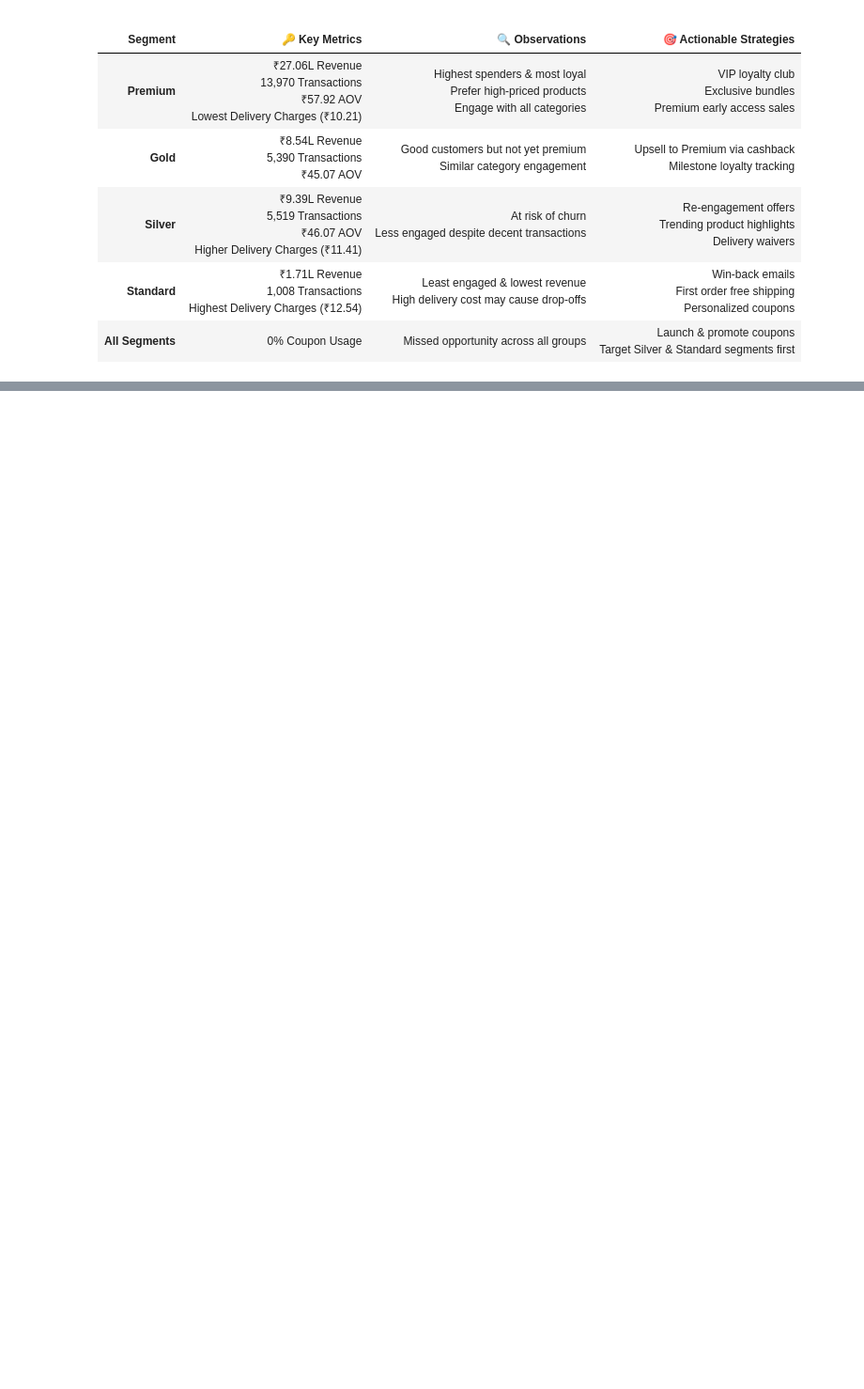
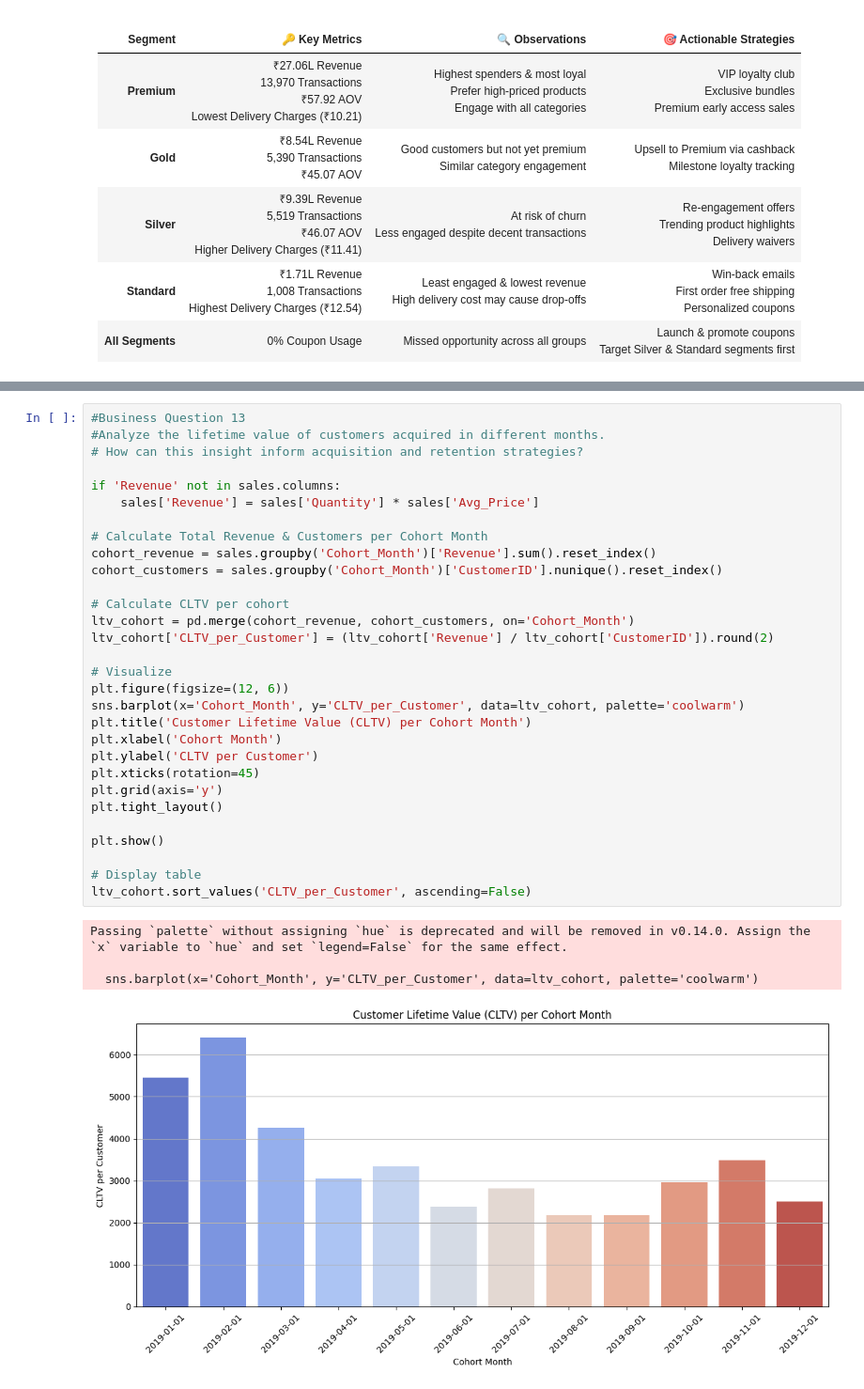
Before and after one commit to HarshaVardhan2412/ecommerce-marketing-sales-analysis, a Jupyter notebook: ecommerce_analysis.ipynb, the cells around one changed output, grey strips where cells are left out. Shown at 94% size. Saved outputs shown, nothing was run; the diff lists cells and outputs as text; blank space fills up the shorter version.

```diff
--- a/ecommerce_analysis.ipynb
+++ b/ecommerce_analysis.ipynb
@@ -1271,0 +1406,35 @@ segment_profile
+# %%
+#Business Question 13
+#Analyze the lifetime value of customers acquired in different months.
+# How can this insight inform acquisition and retention strategies?
+
+if 'Revenue' not in sales.columns:
+    sales['Revenue'] = sales['Quantity'] * sales['Avg_Price']
+
+# Calculate Total Revenue & Customers per Cohort Month
+cohort_revenue = sales.groupby('Cohort_Month')['Revenue'].sum().reset_index()
+cohort_customers = sales.groupby('Cohort_Month')['CustomerID'].nunique().reset_index()
+
+# Calculate CLTV per cohort
+ltv_cohort = pd.merge(cohort_revenue, cohort_customers, on='Cohort_Month')
+ltv_cohort['CLTV_per_Customer'] = (ltv_cohort['Revenue'] / ltv_cohort['CustomerID']).round(2)
+
+# Visualize
+plt.figure(figsize=(12, 6))
+sns.barplot(x='Cohort_Month', y='CLTV_per_Customer', data=ltv_cohort, palette='coolwarm')
+plt.title('Customer Lifetime Value (CLTV) per Cohort Month')
+plt.xlabel('Cohort Month')
+plt.ylabel('CLTV per Customer')
+plt.xticks(rotation=45)
+plt.grid(axis='y')
+plt.tight_layout()
+
+plt.show()
+
+# Display table
+ltv_cohort.sort_values('CLTV_per_Customer', ascending=False)
+# %% [output]
+Passing `palette` without assigning `hue` is deprecated and will be removed in v0.14.0. Assign the `x` variable to `hue` and set `legend=False` for the same effect.
+
+  sns.barplot(x='Cohort_Month', y='CLTV_per_Customer', data=ltv_cohort, palette='coolwarm')
+[figure, added]
```
Also changed, not shown: parts of 12 cells of this notebook.
